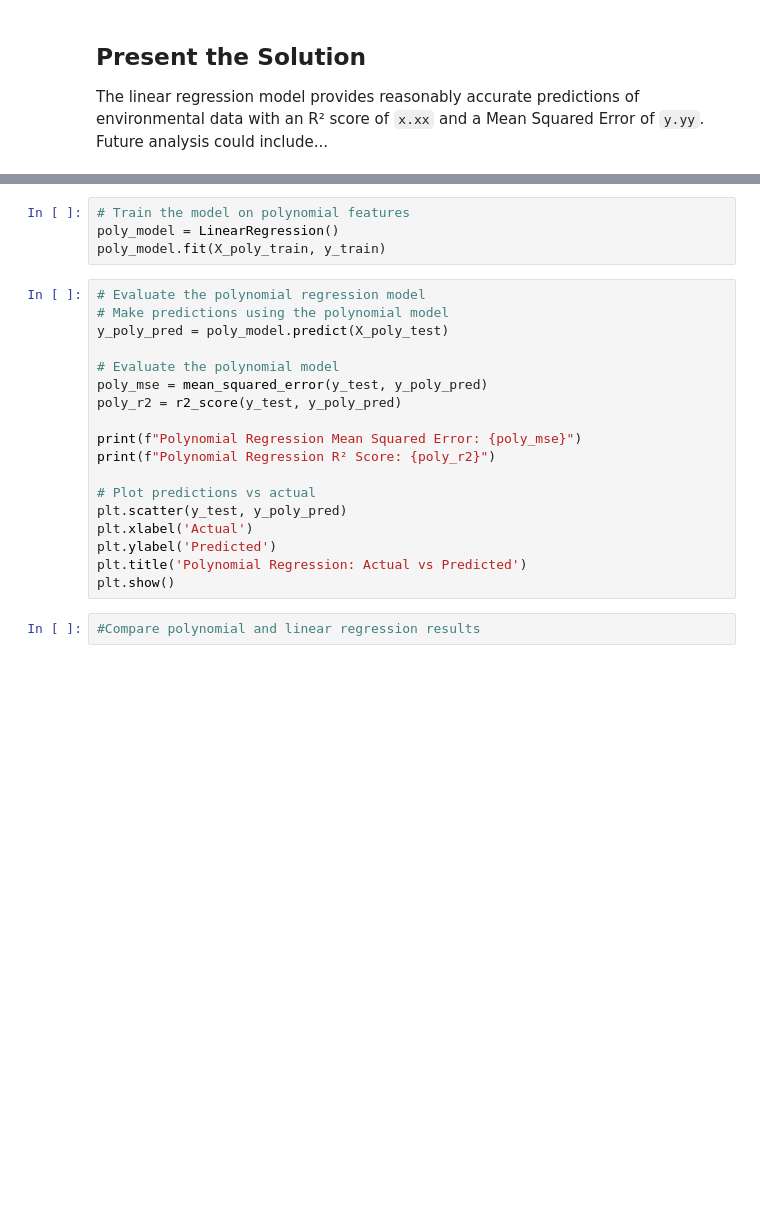
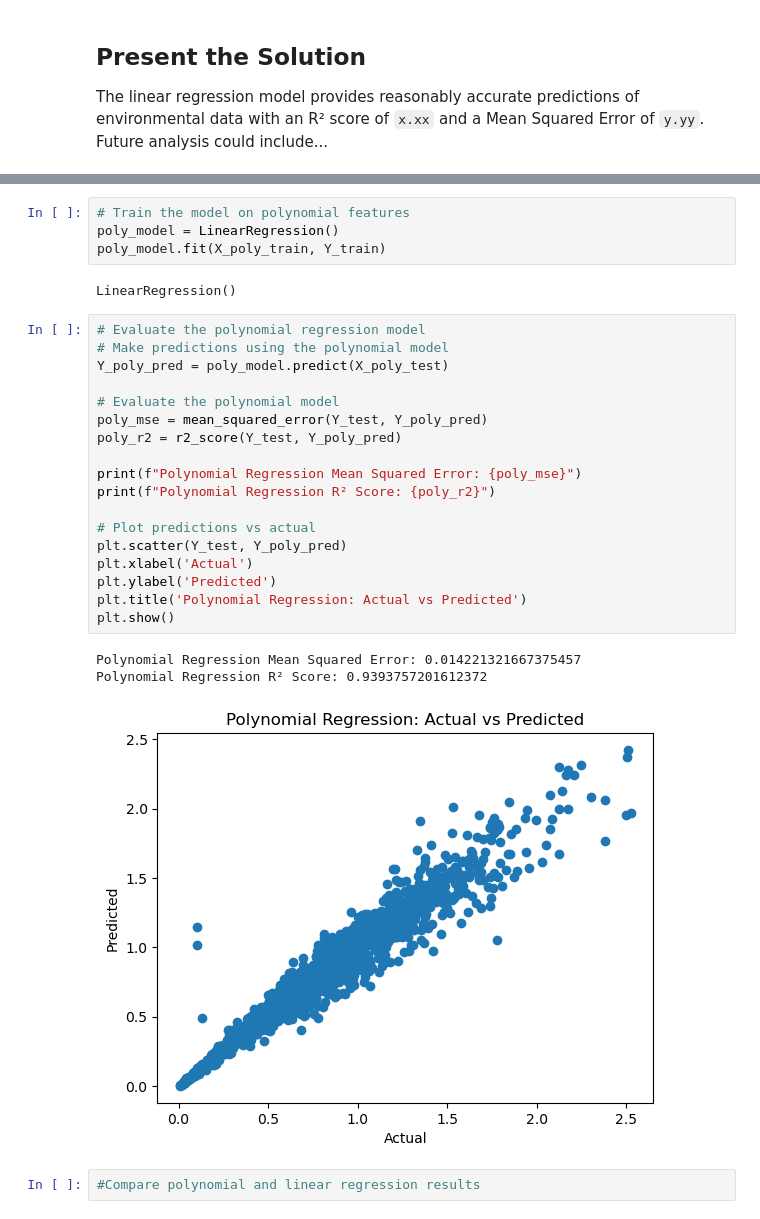
Before and after one commit to MaRo406/eds-232-machine-learning, a Jupyter notebook: labs/Lab1_template.ipynb, the cells around one changed output, grey strips where cells are left out. Saved outputs shown, nothing was run; the diff lists cells and outputs as text; blank space fills up the shorter version.

```diff
--- a/labs/Lab1_template.ipynb
+++ b/labs/Lab1_template.ipynb
@@ -139,24 +182,30 @@ print(X_poly_train)
 # %%
 # Train the model on polynomial features
 poly_model = LinearRegression()
-poly_model.fit(X_poly_train, y_train)
+poly_model.fit(X_poly_train, Y_train)
+# %% [output]
+LinearRegression()
 # %%
 # Evaluate the polynomial regression model
 # Make predictions using the polynomial model
-y_poly_pred = poly_model.predict(X_poly_test)
+Y_poly_pred = poly_model.predict(X_poly_test)
 
 # Evaluate the polynomial model
-poly_mse = mean_squared_error(y_test, y_poly_pred)
-poly_r2 = r2_score(y_test, y_poly_pred)
+poly_mse = mean_squared_error(Y_test, Y_poly_pred)
+poly_r2 = r2_score(Y_test, Y_poly_pred)
 
 print(f"Polynomial Regression Mean Squared Error: {poly_mse}")
 print(f"Polynomial Regression R² Score: {poly_r2}")
 
 # Plot predictions vs actual
-plt.scatter(y_test, y_poly_pred)
+plt.scatter(Y_test, Y_poly_pred)
 plt.xlabel('Actual')
 plt.ylabel('Predicted')
 plt.title('Polynomial Regression: Actual vs Predicted')
 plt.show()
+# %% [output]
+Polynomial Regression Mean Squared Error: 0.014221321667375457
+Polynomial Regression R² Score: 0.9393757201612372
+[figure, added]
 # %%
 #Compare polynomial and linear regression results
```
Also changed, not shown: parts of 10 cells of this notebook.
